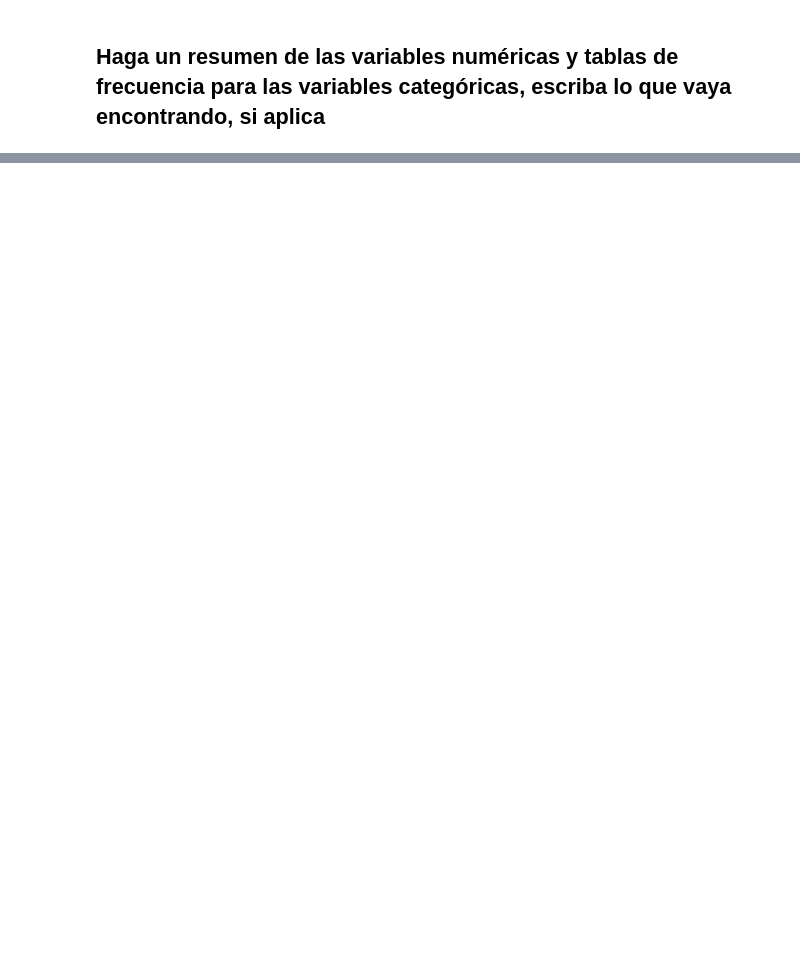
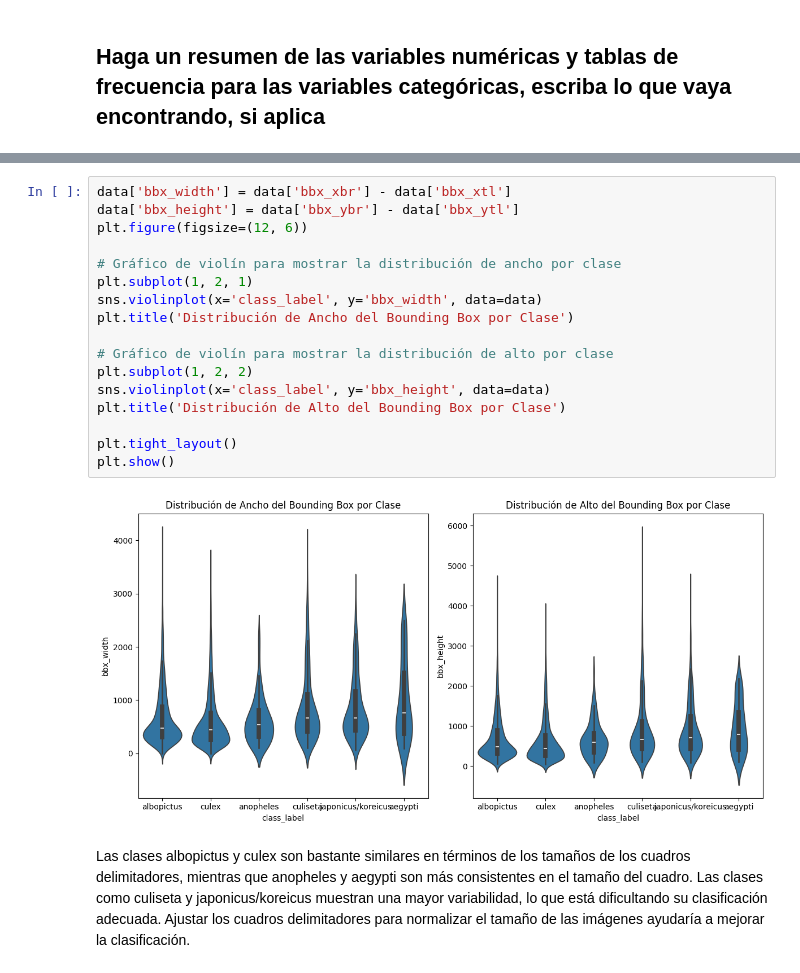
Before and after one commit to Gustixa/P2_DS, a Jupyter notebook: mosquitos.ipynb, the cells around one changed output, grey strips where cells are left out. Cells and saved outputs as stored; diff of their text form; blank space fills up the shorter version.

```diff
--- a/mosquitos.ipynb
+++ b/mosquitos.ipynb
@@ -164,0 +172,21 @@ Name: count, dtype: int64
+# %%
+data['bbx_width'] = data['bbx_xbr'] - data['bbx_xtl']
+data['bbx_height'] = data['bbx_ybr'] - data['bbx_ytl']
+plt.figure(figsize=(12, 6))
+
+# Gráfico de violín para mostrar la distribución de ancho por clase
+plt.subplot(1, 2, 1)
+sns.violinplot(x='class_label', y='bbx_width', data=data)
+plt.title('Distribución de Ancho del Bounding Box por Clase')
+
+# Gráfico de violín para mostrar la distribución de alto por clase
+plt.subplot(1, 2, 2)
+sns.violinplot(x='class_label', y='bbx_height', data=data)
+plt.title('Distribución de Alto del Bounding Box por Clase')
+
+plt.tight_layout()
+plt.show()
+# %% [output]
+[figure, added]
+# %% [markdown]
+Las clases albopictus y culex son bastante similares en términos de los tamaños de los cuadros delimitadores, mientras que anopheles y aegypti son más consistentes en el tamaño del cuadro. Las clases como culiseta y japonicus/koreicus muestran una mayor variabilidad, lo que está dificultando su clasificación adecuada. Ajustar los cuadros delimitadores para normalizar el tamaño de las imágenes ayudaría a mejorar la clasificación.
```
Also changed, not shown: parts of 5 cells of this notebook.
